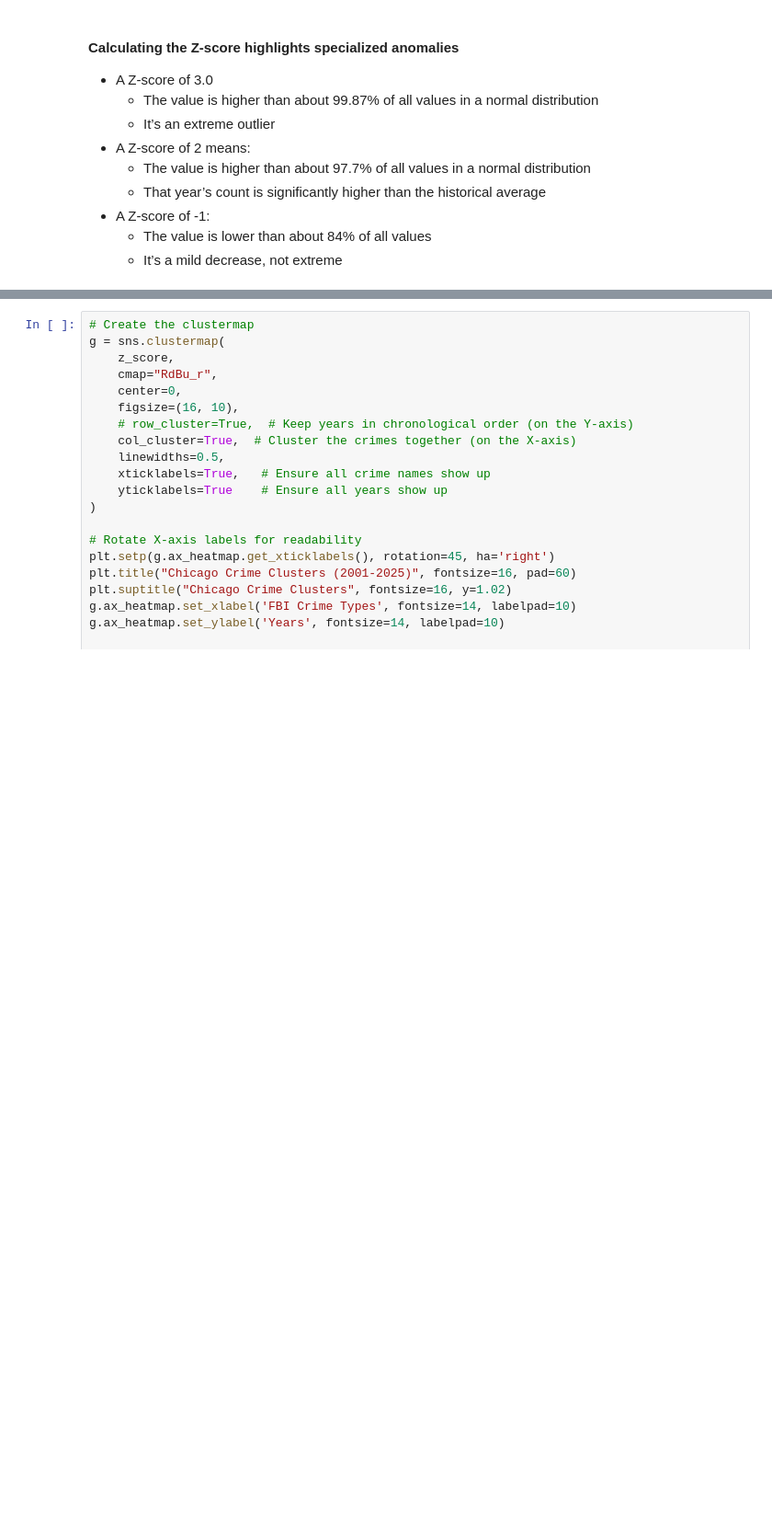
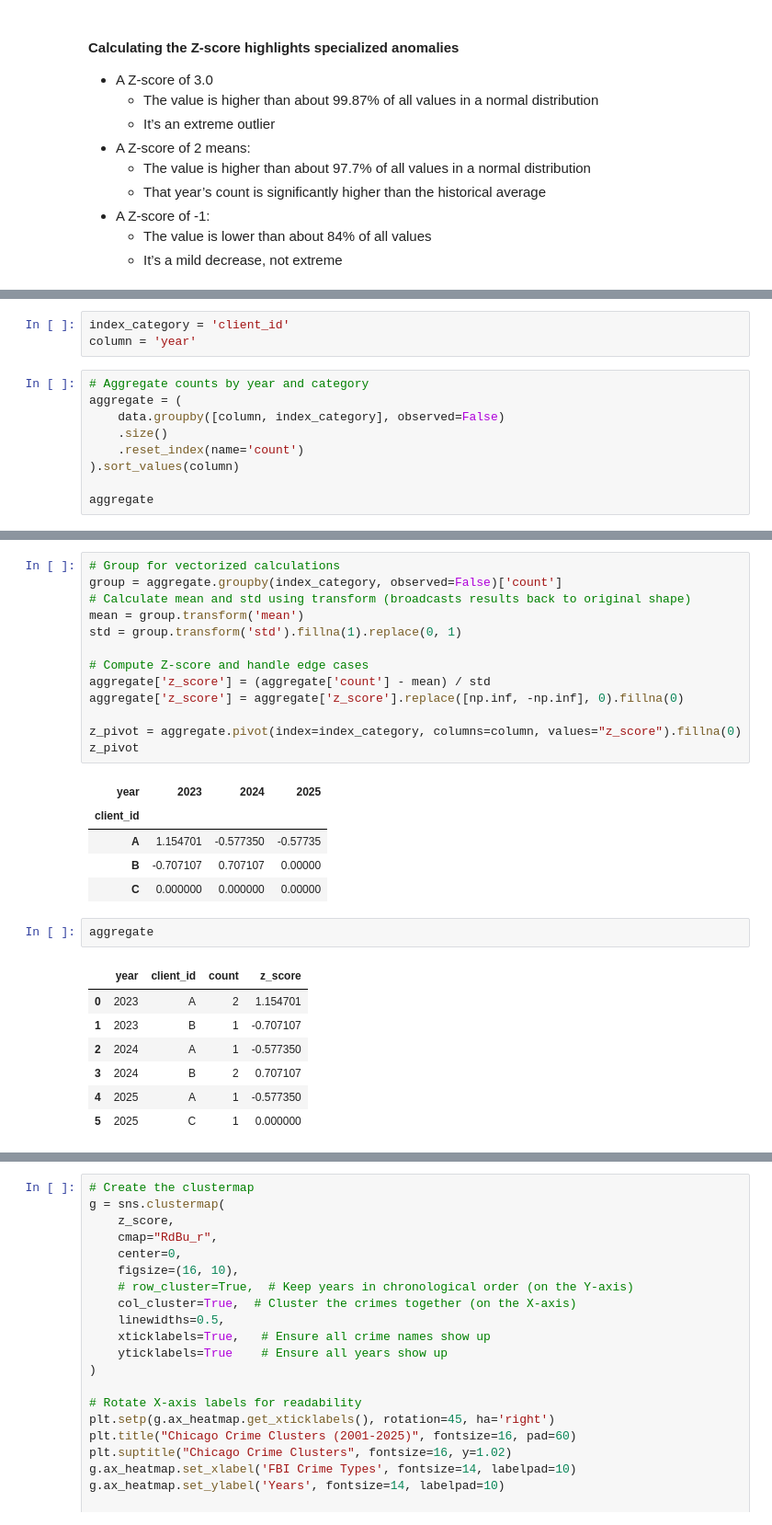
Before and after one commit to SirErikPak/ChicagoCrime, a Jupyter notebook: Notebook/ChicagoCrimeClusterAnalysis.ipynb, the cells around one changed output, grey strips where cells are left out. Shown at 92% size. Drawn from its saved outputs; the diff is of its cells as text; blank space fills up the shorter version.

```diff
--- a/Notebook/ChicagoCrimeClusterAnalysis.ipynb
+++ b/Notebook/ChicagoCrimeClusterAnalysis.ipynb
@@ -95,0 +115,12 @@ sector                   139    0.0016%
+# %%
+index_category = 'client_id'
+column = 'year'
+# %%
+# Aggregate counts by year and category
+aggregate = (
+    data.groupby([column, index_category], observed=False)
+    .size()
+    .reset_index(name='count')
+).sort_values(column)
+
+aggregate
@@ -95,0 +135,29 @@ sector                   139    0.0016%
+# %%
+# Group for vectorized calculations
+group = aggregate.groupby(index_category, observed=False)['count']
+# Calculate mean and std using transform (broadcasts results back to original shape)
+mean = group.transform('mean')
+std = group.transform('std').fillna(1).replace(0, 1)
+
+# Compute Z-score and handle edge cases
+aggregate['z_score'] = (aggregate['count'] - mean) / std
+aggregate['z_score'] = aggregate['z_score'].replace([np.inf, -np.inf], 0).fillna(0)
+
+z_pivot = aggregate.pivot(index=index_category, columns=column, values="z_score").fillna(0)
+z_pivot
+# %% [output]
+| year | 2023 | 2024 | 2025 |
+| client_id |  |  |  |
+| A | 1.154701 | -0.577350 | -0.57735 |
+| B | -0.707107 | 0.707107 | 0.00000 |
+| C | 0.000000 | 0.000000 | 0.00000 |
+# %%
+aggregate
+# %% [output]
+|  | year | client_id | count | z_score |
+| 0 | 2023 | A | 2 | 1.154701 |
+| 1 | 2023 | B | 1 | -0.707107 |
+| 2 | 2024 | A | 1 | -0.577350 |
+| 3 | 2024 | B | 2 | 0.707107 |
+| 4 | 2025 | A | 1 | -0.577350 |
+| 5 | 2025 | C | 1 | 0.000000 |
```
Also changed, not shown: parts of 10 cells of this notebook, 2 other files.
